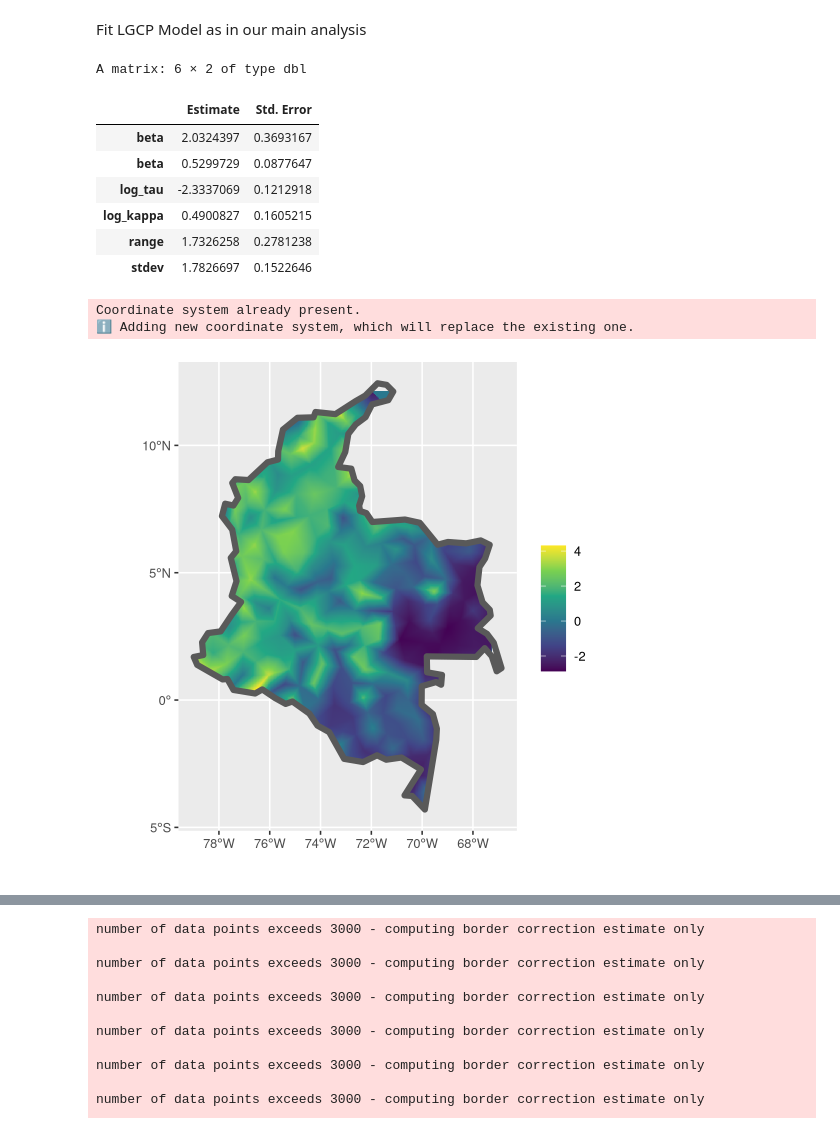
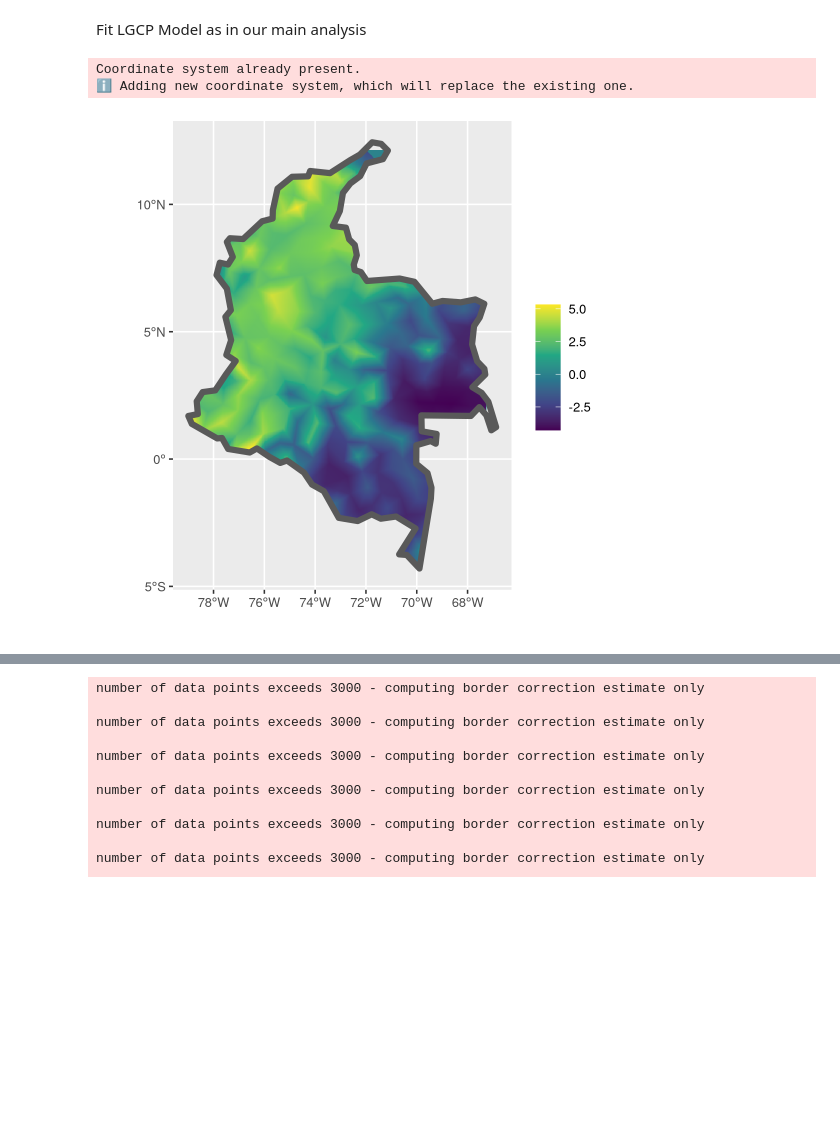
Before and after one commit to ElisavetPappa/col-conflict-sv, a Jupyter notebook: Pappa_et_al_EntireConflict_RobustSensAnalyses.ipynb, the cells around one changed output, grey strips where cells are left out. Saved outputs shown, nothing was run; the diff lists cells and outputs as text; code cells hidden in the pictures; blank space fills up the shorter version.

```diff
--- a/Pappa_et_al_EntireConflict_RobustSensAnalyses.ipynb
+++ b/Pappa_et_al_EntireConflict_RobustSensAnalyses.ipynb
@@ -189,8 +171,6 @@ combined_data$EventType <- as.factor(combined_data$EventType)
 # Convert to numeric time (e.g., for some Hawkes models)
 combined_data$Timestamp <- as.numeric(combined_data$Date)
 
-# Convert to spatial point pattern (longitude & latitude as spatial features)
-
 # Define observation window (bounding box for spatial analysis)
 W <- owin(xrange = c(min(combined_data$longitud), max(combined_data$longitud)),
           yrange = c(min(combined_data$latitud), max(combined_data$latitud)))
@@ -233,6 +213,14 @@ combined_data_sf$Year <- format(combined_data_sf$DateString, "%Y")
 # Convert year to numeric
 combined_data_sf$Year <- as.numeric(combined_data_sf$Year)
 
+# Filter for dates from 1964-05-27 into a new dataframe for entire conflict to use for generating mesh nodes
+combined_data_sf_entire_conflict <- combined_data_sf %>%
+  filter(DateString >= as.Date("1964-05-27"))
+
+# Only keep sexual violence events
+SV_combined_data_sf_entire_conflict <- combined_data_sf_entire_conflict %>%
+  filter(EventType == "VS")
+
 # Filter for dates from 1964-05-27 onwards
 combined_data_sf_entire_conflict <- combined_data_sf %>%
   filter(DateString >= as.Date("1964-05-27"))
@@ -365,29 +353,19 @@ Fit LGCP Model as in our main analysis
 # %%
 fit_spatial <- fit_lgcp(locs = locs,
                         sf = colombia,
                         smesh = smesh,
-                        covariates = covariate_matrix,
-                        parameters = list(beta = c(0, 0),
+                        #covariates = covariate_matrix,
+                        parameters = list(beta = 0,
                                           log_tau = log(1),
                                           log_kappa = log(1)))
-
-get_coefs(fit_spatial)
 
 ## estimate random field
 get_fields(fit_spatial, smesh) |>
     show_field(smesh = smesh, sf = colombia, clip = TRUE)
 # %% [output]
-A matrix: 6 × 2 of type dbl
+Coordinate system already present.
+ℹ Adding new coordinate system, which will replace the existing one.
-|  | Estimate | Std. Error |
-| beta | 2.0324397 | 0.3693167 |
-| beta | 0.5299729 | 0.0877647 |
-| log_tau | -2.3337069 | 0.1212918 |
-| log_kappa | 0.4900827 | 0.1605215 |
-| range | 1.7326258 | 0.2781238 |
-| stdev | 1.7826697 | 0.1522646 |
-Coordinate system already present.
-ℹ Adding new coordinate system, which will replace the existing one.
-[figure, old version]
+[figure, new version]
 # %%
 ## now using UTMs rather than longitude and latitude
 points <- SV_combined_data_sf_entire_conflict
```
Also changed, not shown: parts of 9 cells of this notebook, 1 other file.
